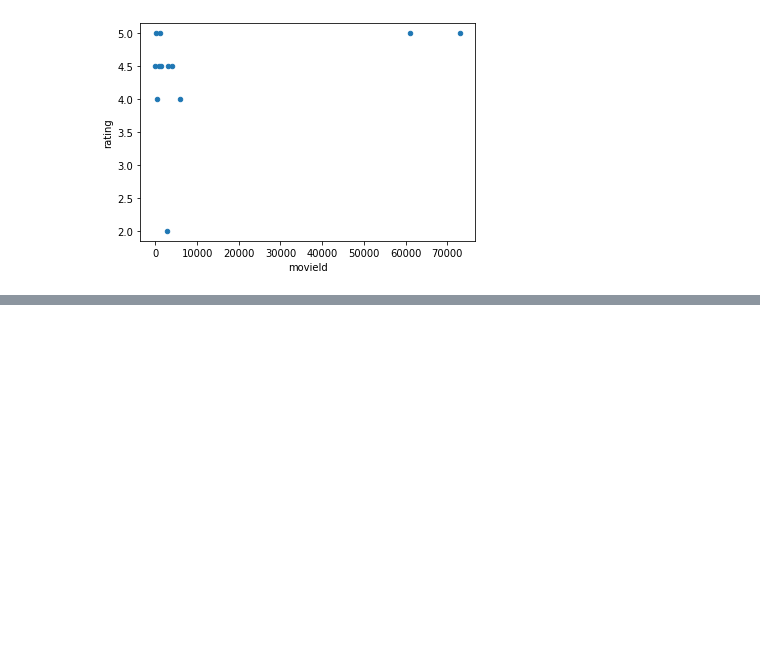
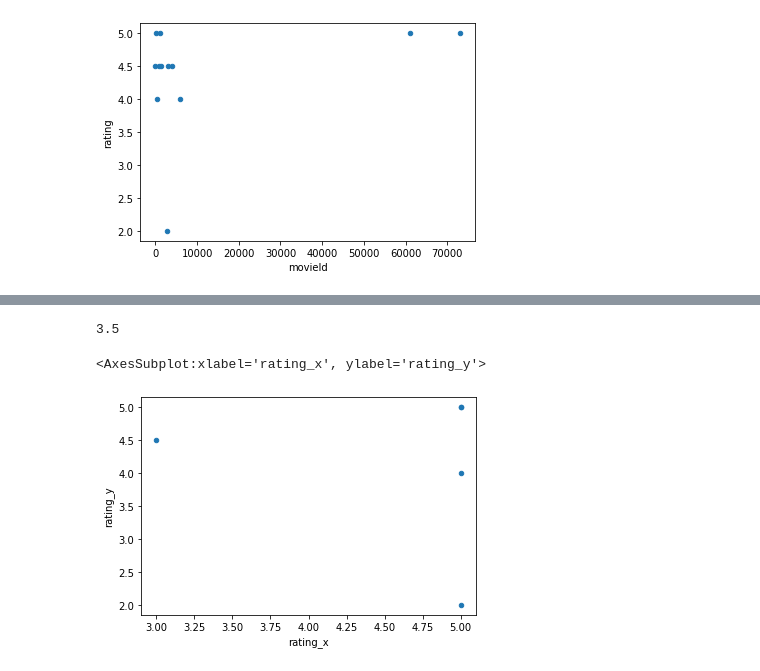
Before and after one commit to mg-um/umpe-ml2, a Jupyter notebook: UMPE - ML2 - Recomendadores.ipynb, the cells around one changed output, grey strips where cells are left out. Cells and saved outputs as stored; diff of their text form; code cells hidden in the pictures; blank space fills up the shorter version.

```diff
--- a/UMPE - ML2 - Recomendadores.ipynb
+++ b/UMPE - ML2 - Recomendadores.ipynb
@@ -91,3 +91,9 @@ df[(df['userId']==573) | (df['userId']==198)]
 | 214 | 58332 | 573 | 788 | 4.5 | 1187044868 | Nutty Professor, The (1996) | Comedy|Fantasy|Romance|Sci-Fi |
 | 238 | 70862 | 573 | 61024 | 5.0 | 1248839993 | Pineapple Express (2008) | Action|Comedy|Crime |
 | 245 | 83465 | 198 | 4823 | 1.0 | 1034135389 | Serendipity (2001) | Comedy|Romance |
+# %%
+# ¿Cuales películas en común vieron los usuarios 573 y 198?
+df_user_573 = df[(df['userId']==573)]
+df_user_198 = df[(df['userId']==198)]
+df_merge = df_user_198.merge(df_user_573, on='movieId')[['userId_x','userId_y','rating_x','rating_y','movieId','title_x']]
+df_merge
@@ -93,0 +117,3 @@ df[(df['userId']==573) | (df['userId']==198)]
+# %%
+df_merge['diff'] = (df_merge['rating_x'] - df_merge['rating_y'])**2
+df_merge
@@ -93,0 +127,10 @@ df[(df['userId']==573) | (df['userId']==198)]
+# %%
+import math
+math.sqrt(df_merge['diff'].sum())
+# %% [output]
+3.5
+# %%
+df_merge.plot(kind='scatter', x='rating_x', y='rating_y')
+# %% [output]
+<AxesSubplot:xlabel='rating_x', ylabel='rating_y'>
+[figure, added]
```
Also changed, not shown: parts of 6 cells of this notebook.
